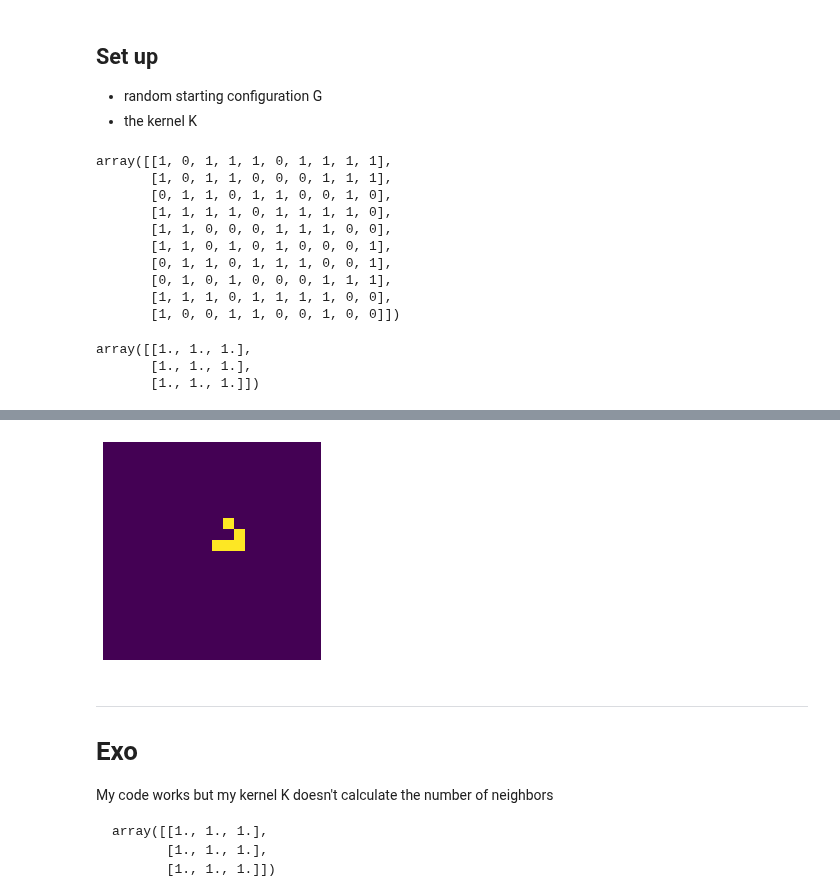
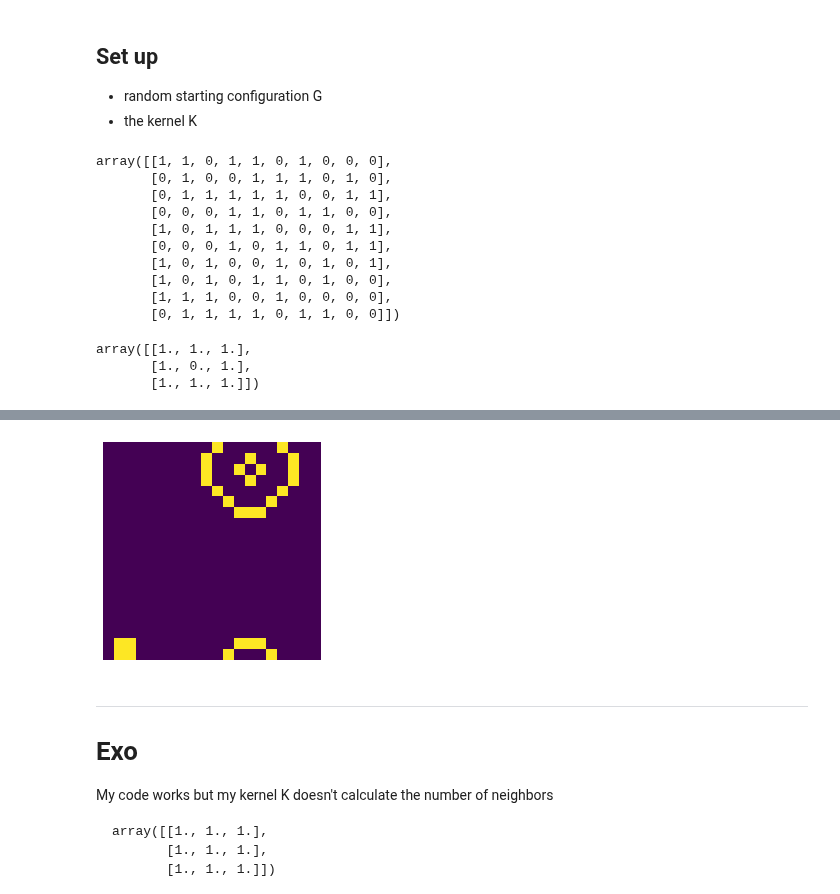
Before and after one commit to macbuse/macbuse.github.io, a Jupyter notebook: PROG/image_convol.ipynb, the cells around one changed output, grey strips where cells are left out. Saved outputs shown, nothing was run; the diff lists cells and outputs as text; code cells hidden in the pictures.

```diff
--- a/PROG/image_convol.ipynb
+++ b/PROG/image_convol.ipynb
@@ -602,60 +636,58 @@ def plot_images(img_list):
 - random starting configuration G
 - the kernel K
 # %%
-G = np.random.randint(0,high=2, size=(10,10))
-G
+E = np.random.randint(0,high=2, size=(10,10))
+E
 # %% [output]
-array([[1, 0, 1, 1, 1, 0, 1, 1, 1, 1],
-       [1, 0, 1, 1, 0, 0, 0, 1, 1, 1],
-       [0, 1, 1, 0, 1, 1, 0, 0, 1, 0],
-       [1, 1, 1, 1, 0, 1, 1, 1, 1, 0],
-       [1, 1, 0, 0, 0, 1, 1, 1, 0, 0],
-       [1, 1, 0, 1, 0, 1, 0, 0, 0, 1],
-       [0, 1, 1, 0, 1, 1, 1, 0, 0, 1],
-       [0, 1, 0, 1, 0, 0, 0, 1, 1, 1],
-       [1, 1, 1, 0, 1, 1, 1, 1, 0, 0],
-       [1, 0, 0, 1, 1, 0, 0, 1, 0, 0]])
+array([[1, 1, 0, 1, 1, 0, 1, 0, 0, 0],
+       [0, 1, 0, 0, 1, 1, 1, 0, 1, 0],
+       [0, 1, 1, 1, 1, 1, 0, 0, 1, 1],
+       [0, 0, 0, 1, 1, 0, 1, 1, 0, 0],
+       [1, 0, 1, 1, 1, 0, 0, 0, 1, 1],
+       [0, 0, 0, 1, 0, 1, 1, 0, 1, 1],
+       [1, 0, 1, 0, 0, 1, 0, 1, 0, 1],
+       [1, 0, 1, 0, 1, 1, 0, 1, 0, 0],
+       [1, 1, 1, 0, 0, 1, 0, 0, 0, 0],
+       [0, 1, 1, 1, 1, 0, 1, 1, 0, 0]])
 # %%
 K = np.ones((3,3))
-#K[1,1] = 0
+K[1,1] = 0
 K
 # %% [output]
 array([[1., 1., 1.],
-       [1., 1., 1.],
+       [1., 0., 1.],
        [1., 1., 1.]])
 # %%
 from scipy import signal
 
 
-G = np.zeros((20,20), dtype=np.int0)
+E = np.zeros((20,20), dtype=np.int0)
 #G[3,4:7] = 1
 #G[3:5,3:5] = 1
 
 #G[3,4:7] = 1
 #G[4,5:8] = 1
 
 #this is a planeur/glider to test
-G[4,5:8] = 1
-G[3,7] = 1
-G[2,6] = 1
+if False:
+    E[4,5:8] = 1
+    E[3,7] = 1
+    E[2,6] = 1
 
-#G = np.random.randint(0, high=2, size=(20,20))
+E = np.random.randint(0, high=2, size=(20,20))
 
 frames = []
-for k in range(100):
-    H = signal.convolve2d( G, K, boundary='wrap')[1:-1,1:-1]
-
-    H[H<=2] = 0
-    H[(H==4)&(G==0) ] = 0
-    H[H>4] = 0
-    H[H>0] = 1
-    G = H
-    frames.append(np.copy(G))
+for k in range(300):
+    S = signal.convolve2d( E, K, boundary='wrap')[1:-1,1:-1]
+    KK = np.zeros_like(S)
+    KK[(S == 3) | (E == 1 ) & (S == 2)] = 1
+    E = KK
+    frames.append(np.copy(E))
 
 HTML(plot_images(frames).to_html5_video())
 # %% [output]
 [interactive output not drawn]
-[figure, old version]
+[figure, new version]
 # %% [markdown]
 ---
 
```
Also changed, not shown: parts of 8 cells of this notebook, 3 other files.
